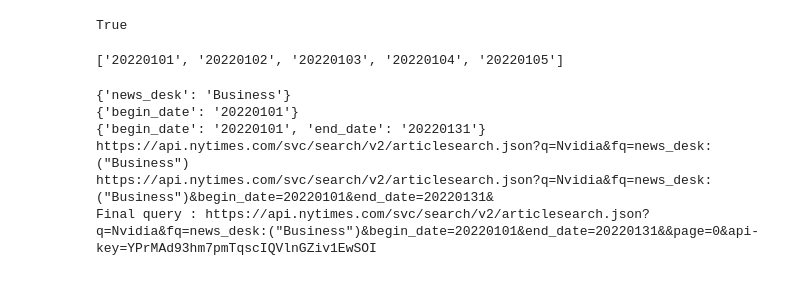
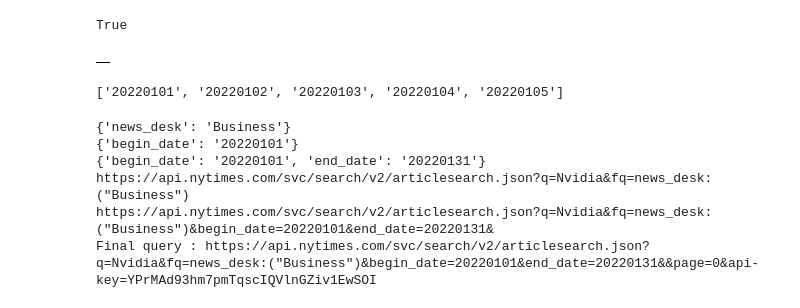
Before and after one commit to Journee-Kim/NewYorkTimes_article_scraper, a Jupyter notebook: NewyorkTimesCralwer.ipynb, the cells around one changed output. Drawn from its saved outputs; the diff is of its cells as text; code cells hidden in the pictures.

```diff
--- a/NewyorkTimesCralwer.ipynb
+++ b/NewyorkTimesCralwer.ipynb
@@ -77,6 +77,13 @@ class AzureCosmosConnector():
         pass
     def update(self):
         pass
+# %%
+r = requests.get('https://api.nytimes.com/svc/search/v2/articlesearch.json?q=osdja&fq=news_desk:("Business")&begin_date=20220101&end_date=20220131&&page=0&api-key=YPrMAd93hm7pmTqscIQVlnGZiv1EwSOI')
+articles = r.json()['response']['docs']
+test = pd.DataFrame(articles)
+test
+# %% [output]
+|  |
 # %%
 class NYT_SCRAPER:
     def __init__(
```
Also changed, not shown: parts of 1 cell of this notebook.
